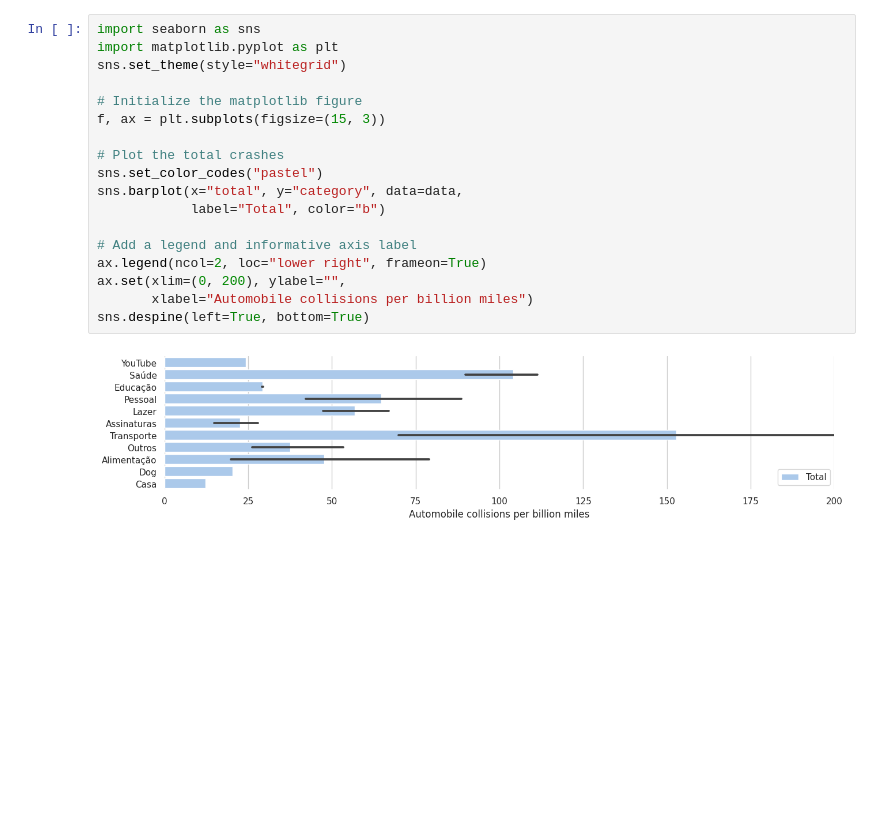
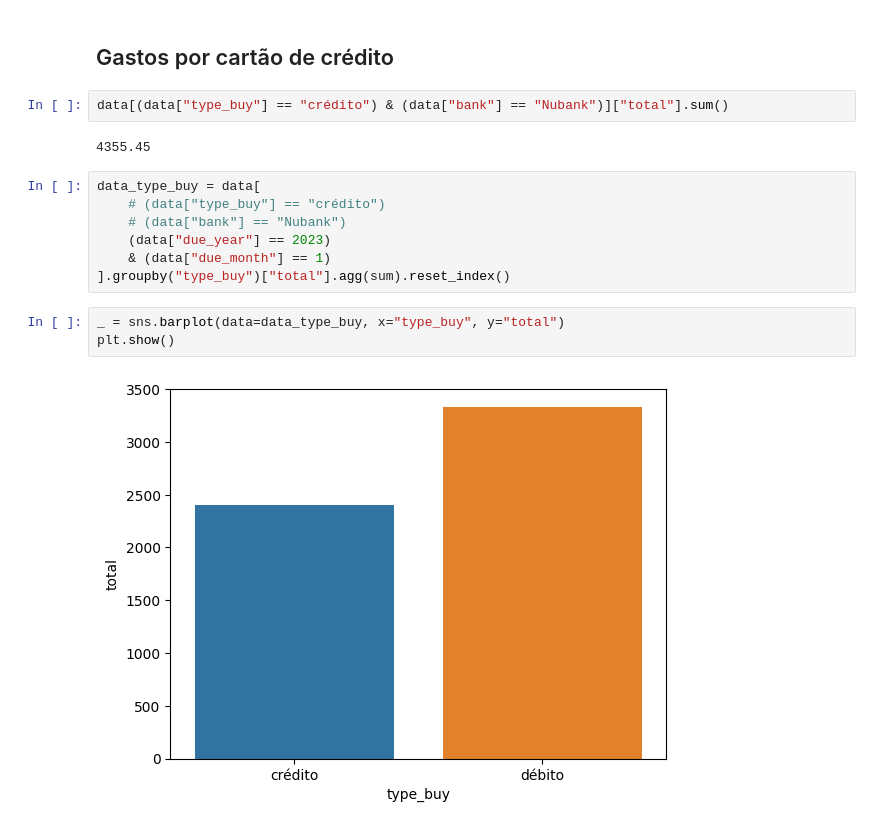
Before and after one commit to LucianoBatista/finance-app, a Jupyter notebook: experiment.ipynb, the cells around one changed output. Drawn from its saved outputs; the diff is of its cells as text; blank space fills up the shorter version.

Commit message:
:sparkles: adding new charts.

```diff
--- a/experiment.ipynb
+++ b/experiment.ipynb
@@ -91,20 +96,18 @@ data.groupby(["category"])["total"].sum().reset_index()
-# %%
-import seaborn as sns
-import matplotlib.pyplot as plt
-sns.set_theme(style="whitegrid")
-
-# Initialize the matplotlib figure
-f, ax = plt.subplots(figsize=(15, 3))
-
-# Plot the total crashes
-sns.set_color_codes("pastel")
-sns.barplot(x="total", y="category", data=data,
-            label="Total", color="b")
-
-# Add a legend and informative axis label
-ax.legend(ncol=2, loc="lower right", frameon=True)
-ax.set(xlim=(0, 200), ylabel="",
-       xlabel="Automobile collisions per billion miles")
-sns.despine(left=True, bottom=True)
-# %% [output]
-[figure, removed]
+# %% [markdown]
+## Gastos por cartão de crédito
+# %%
+data[(data["type_buy"] == "crédito") & (data["bank"] == "Nubank")]["total"].sum()
+# %% [output]
+4355.45
+# %%
+data_type_buy = data[
+    # (data["type_buy"] == "crédito")
+    # (data["bank"] == "Nubank")
+    (data["due_year"] == 2023)
+    & (data["due_month"] == 1)
+].groupby("type_buy")["total"].agg(sum).reset_index()
+# %%
+_ = sns.barplot(data=data_type_buy, x="type_buy", y="total")
+plt.show()
+# %% [output]
+[figure, added]
```
Also changed, not shown: parts of 8 cells of this notebook, 2 other files.
